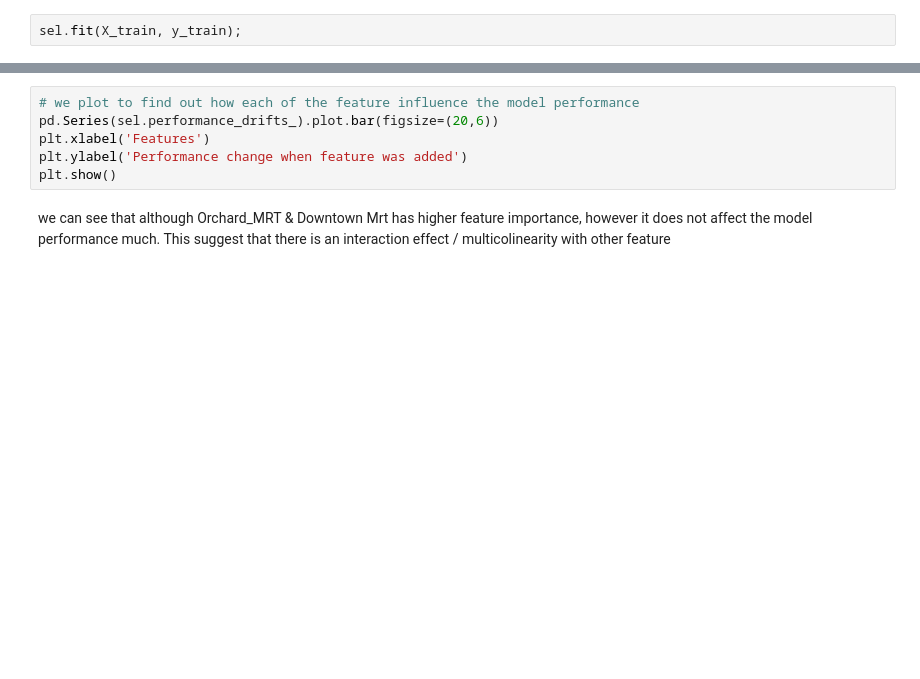
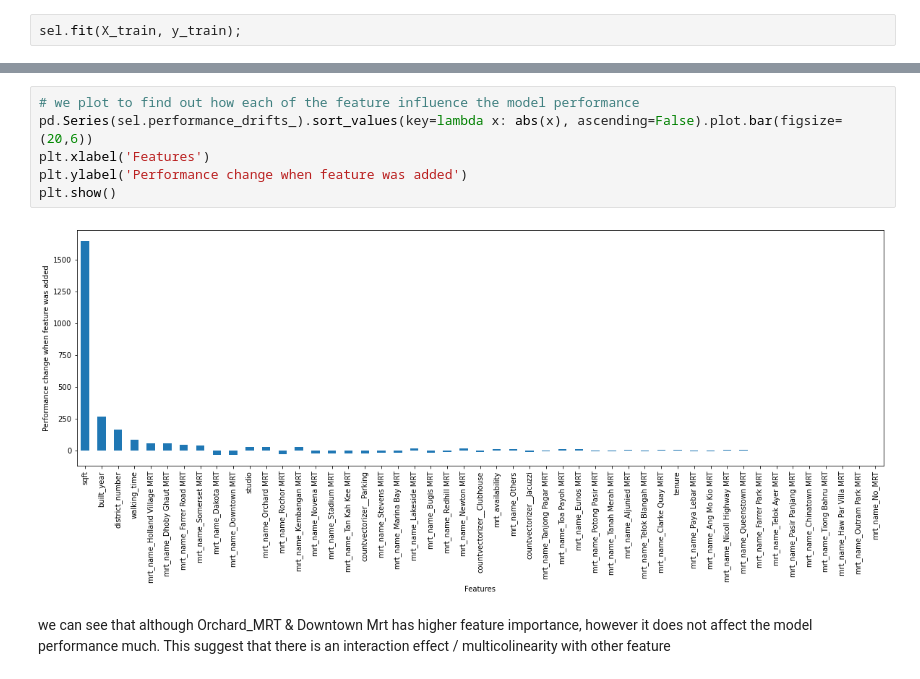
Before and after one commit to JosephSkippy/SingaporeCondoRental, a Jupyter notebook: 03 Feature Engineering & Modelling.ipynb, the cells around one changed output, grey strips where cells are left out. Drawn from its saved outputs; the diff is of its cells as text; blank space fills up the shorter version.

```diff
--- a/03 Feature Engineering & Modelling.ipynb
+++ b/03 Feature Engineering & Modelling.ipynb
@@ -552,9 +582,11 @@ plt.show()
 # %%
 # we plot to find out how each of the feature influence the model performance
-pd.Series(sel.performance_drifts_).plot.bar(figsize=(20,6))
+pd.Series(sel.performance_drifts_).sort_values(key=lambda x: abs(x), ascending=False).plot.bar(figsize=(20,6))
 plt.xlabel('Features')
 plt.ylabel('Performance change when feature was added')
 plt.show()
+# %% [output]
+[figure, added]
 # %% [markdown]
 we can see that although Orchard_MRT & Downtown Mrt has higher feature importance, however it does not affect the model performance much. This suggest that there is an interaction effect / multicolinearity with other feature
 # %%
```
Also changed, not shown: parts of 39 cells of this notebook, 3 other files.
